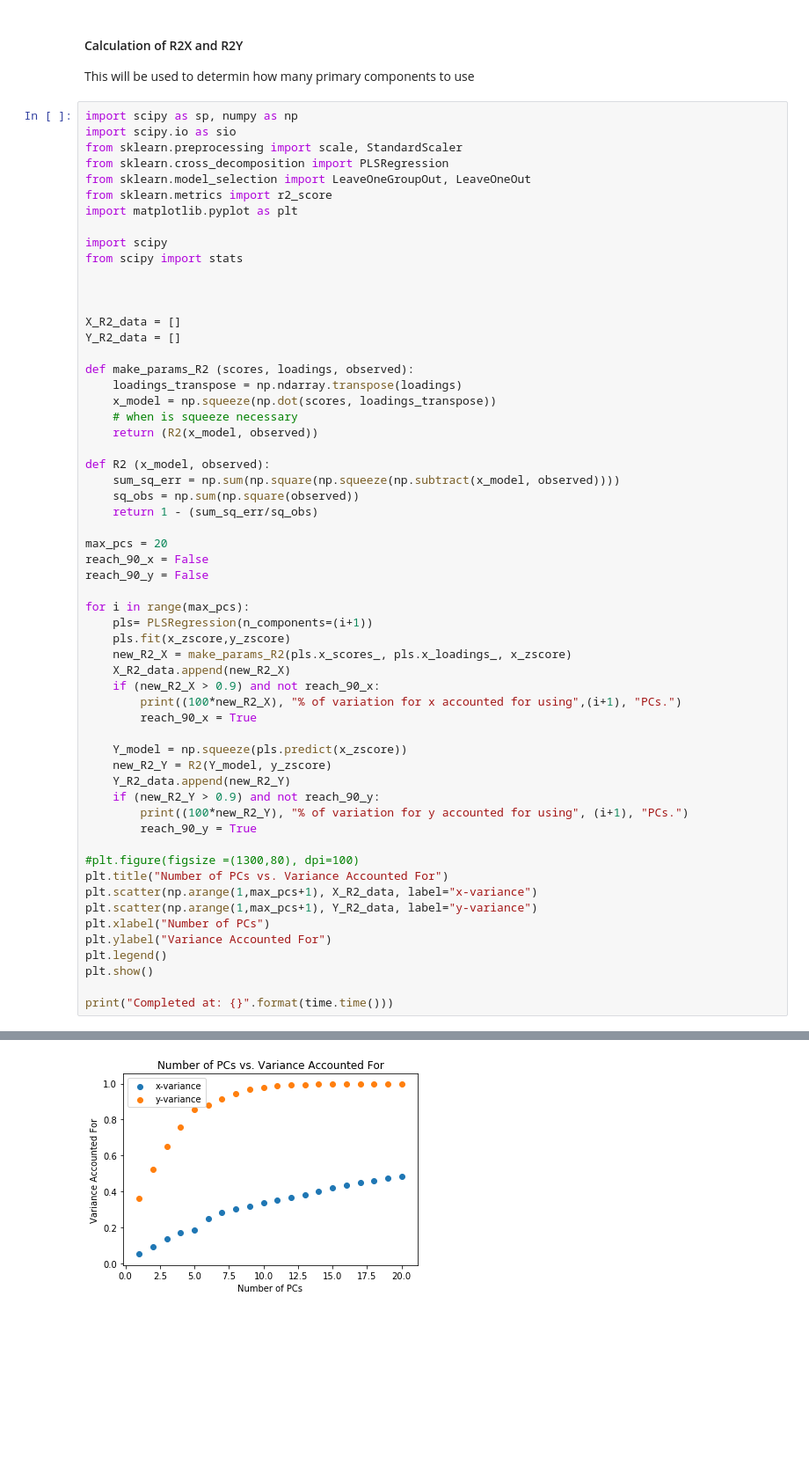
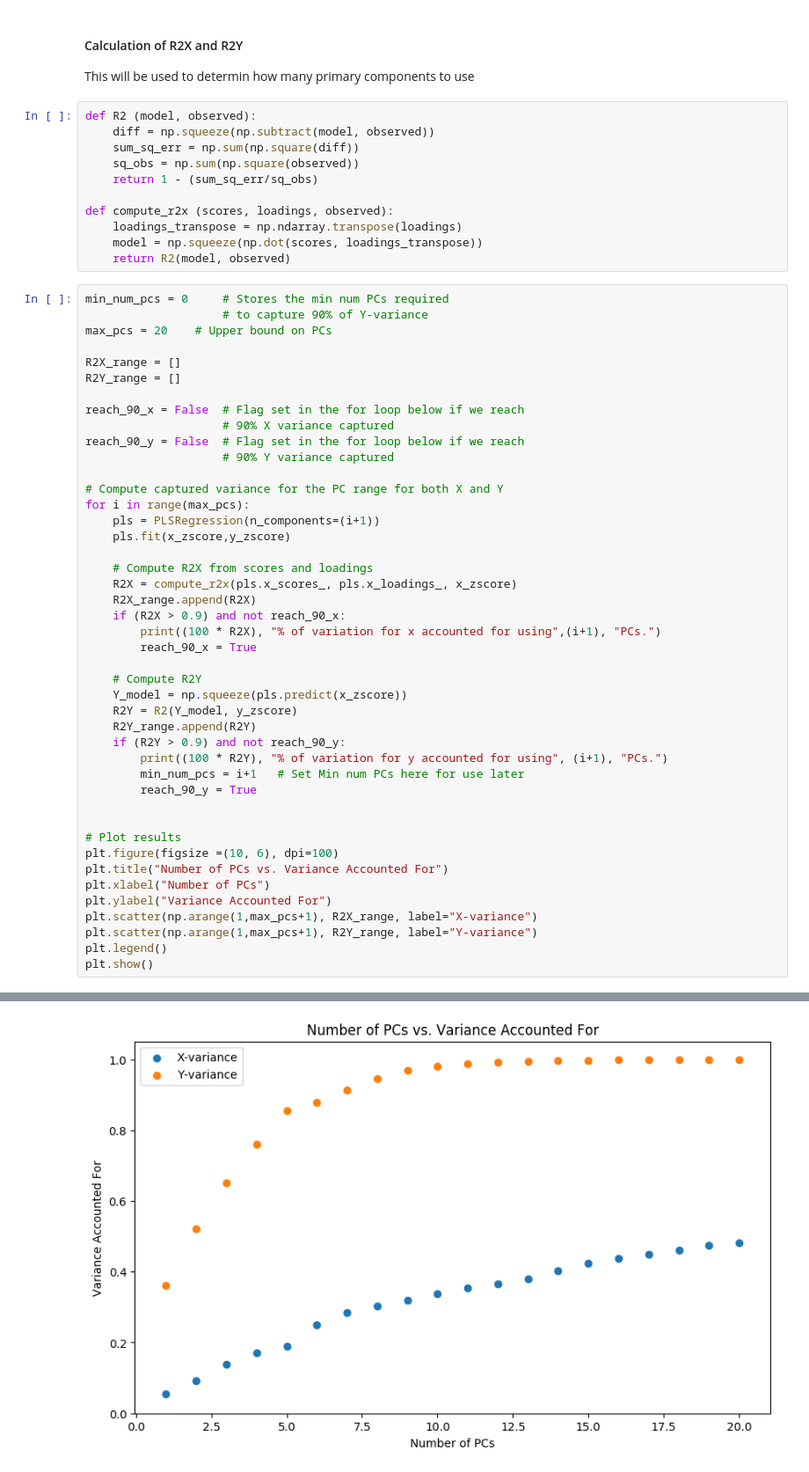
Before and after one commit to chiaramooney/ml-plsda-classification, a Jupyter notebook: PLSDA-cancer-classification-128.ipynb, the cells around one changed output, grey strips where cells are left out. Shown: that part at 88% size. Drawn from its saved outputs; the diff is of its cells as text; blank space fills up the shorter version.

```diff
--- a/PLSDA-cancer-classification-128.ipynb
+++ b/PLSDA-cancer-classification-128.ipynb
@@ -116,64 +72,61 @@ Now that we have processed our csv file and correctly stored our oberservations
 # %% [markdown]
 #### Calculation of R2X and R2Y
 This will be used to determin how many primary components to use
+# %%
+def R2 (model, observed):
+    diff = np.squeeze(np.subtract(model, observed))
+    sum_sq_err = np.sum(np.square(diff))
+    sq_obs = np.sum(np.square(observed))
+    return 1 - (sum_sq_err/sq_obs)
+
+def compute_r2x (scores, loadings, observed):
+    loadings_transpose = np.ndarray.transpose(loadings)
+    model = np.squeeze(np.dot(scores, loadings_transpose))
+    return R2(model, observed)
 # %%
-import scipy as sp, numpy as np
-import scipy.io as sio
-from sklearn.preprocessing import scale, StandardScaler
-from sklearn.cross_decomposition import PLSRegression
-from sklearn.model_selection import LeaveOneGroupOut, LeaveOneOut
-from sklearn.metrics import r2_score
-import matplotlib.pyplot as plt
+min_num_pcs = 0     # Stores the min num PCs required
+                    # to capture 90% of Y-variance
+max_pcs = 20    # Upper bound on PCs
 
-import scipy
-from scipy import stats
+R2X_range = []
+R2Y_range = []
+
+reach_90_x = False  # Flag set in the for loop below if we reach
+                    # 90% X variance captured
+reach_90_y = False  # Flag set in the for loop below if we reach
+                    # 90% Y variance captured
+
+# Compute captured variance for the PC range for both X and Y
+for i in range(max_pcs):
+    pls = PLSRegression(n_components=(i+1))
+    pls.fit(x_zscore,y_zscore)
+
+    # Compute R2X from scores and loadings
+    R2X = compute_r2x(pls.x_scores_, pls.x_loadings_, x_zscore)
+    R2X_range.append(R2X)
+    if (R2X > 0.9) and not reach_90_x:
+        print((100 * R2X), "% of variation for x accounted for using",(i+1), "PCs.")
+        reach_90_x = True
+
+    # Compute R2Y
+    Y_model = np.squeeze(pls.predict(x_zscore))
+    R2Y = R2(Y_model, y_zscore)
+    R2Y_range.append(R2Y)
+    if (R2Y > 0.9) and not reach_90_y:
+        print((100 * R2Y), "% of variation for y accounted for using", (i+1), "PCs.")
+        min_num_pcs = i+1   # Set Min num PCs here for use later
+        reach_90_y = True
 
 
-
-X_R2_data = []
-Y_R2_data = []
-
-def make_params_R2 (scores, loadings, observed):
-    loadings_transpose = np.ndarray.transpose(loadings)
-    x_model = np.squeeze(np.dot(scores, loadings_transpose))
-    # when is squeeze necessary
-    return (R2(x_model, observed))
-
-def R2 (x_model, observed):
-    sum_sq_err = np.sum(np.square(np.squeeze(np.subtract(x_model, observed))))
-    sq_obs = np.sum(np.square(observed))
-    return 1 - (sum_sq_err/sq_obs)
-
-max_pcs = 20
-reach_90_x = False
-reach_90_y = False
-
-for i in range(max_pcs):
-    pls= PLSRegression(n_components=(i+1))
-    pls.fit(x_zscore,y_zscore)
-    new_R2_X = make_params_R2(pls.x_scores_, pls.x_loadings_, x_zscore)
-    X_R2_data.append(new_R2_X)
-    if (new_R2_X > 0.9) and not reach_90_x:
-        print((100*new_R2_X), "% of variation for x accounted for using",(i+1), "PCs.")
-        reach_90_x = True
-
-    Y_model = np.squeeze(pls.predict(x_zscore))
-    new_R2_Y = R2(Y_model, y_zscore)
-    Y_R2_data.append(new_R2_Y)
-    if (new_R2_Y > 0.9) and not reach_90_y:
-        print((100*new_R2_Y), "% of variation for y accounted for using", (i+1), "PCs.")
-        reach_90_y = True
-
-#plt.figure(figsize =(1300,80), dpi=100)
+# Plot results
+plt.figure(figsize =(10, 6), dpi=100)
 plt.title("Number of PCs vs. Variance Accounted For")
-plt.scatter(np.arange(1,max_pcs+1), X_R2_data, label="x-variance")
-plt.scatter(np.arange(1,max_pcs+1), Y_R2_data, label="y-variance")
 plt.xlabel("Number of PCs")
 plt.ylabel("Variance Accounted For")
+plt.scatter(np.arange(1,max_pcs+1), R2X_range, label="X-variance")
+plt.scatter(np.arange(1,max_pcs+1), R2Y_range, label="Y-variance")
 plt.legend()
 plt.show()
-
-print("Completed at: {}".format(time.time()))
 # %% [output]
 91.3128947846 % of variation for y accounted for using 7 PCs.
-[figure, old version]
+[figure, new version]
```
Also changed, not shown: parts of 34 cells of this notebook, 1 other file.
